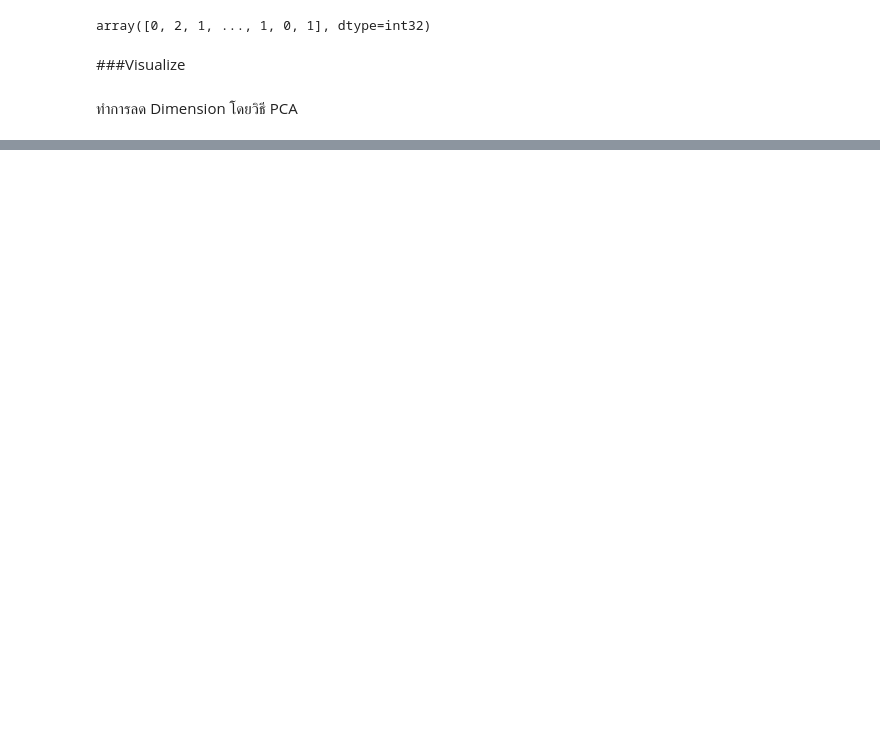
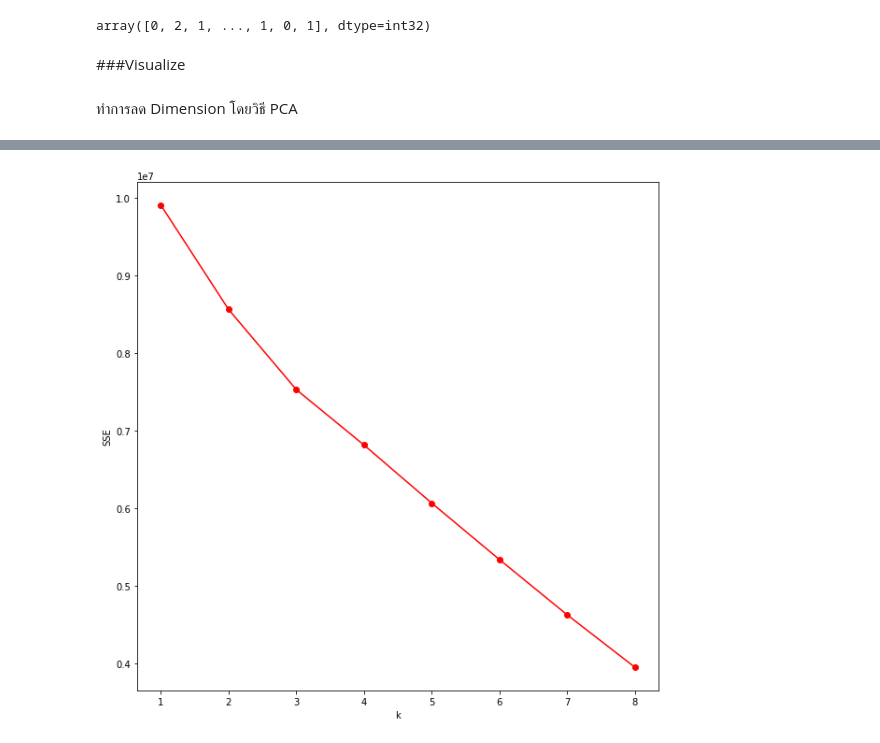
Before and after one commit to nichakornchaisuwan/multivariaet, a Jupyter notebook: Multivariate_Exam.ipynb, the cells around one changed output, grey strips where cells are left out. Saved outputs shown, nothing was run; the diff lists cells and outputs as text; code cells hidden in the pictures; blank space fills up the shorter version.

```diff
--- a/Multivariate_Exam.ipynb
+++ b/Multivariate_Exam.ipynb
@@ -176,0 +226,6 @@ from matplotlib import pyplot as plt
+# %%
+plt.plot([1,2,3,4,5,6,7,8],SSE,'o-r') #plot กราฟเพื่อดูว่ามี k กี่กลุ่มที่เหมาะสม
+plt.xlabel('k')
+plt.ylabel('SSE');
+# %% [output]
+[figure, added]
```
Also changed, not shown: parts of 55 cells of this notebook.
